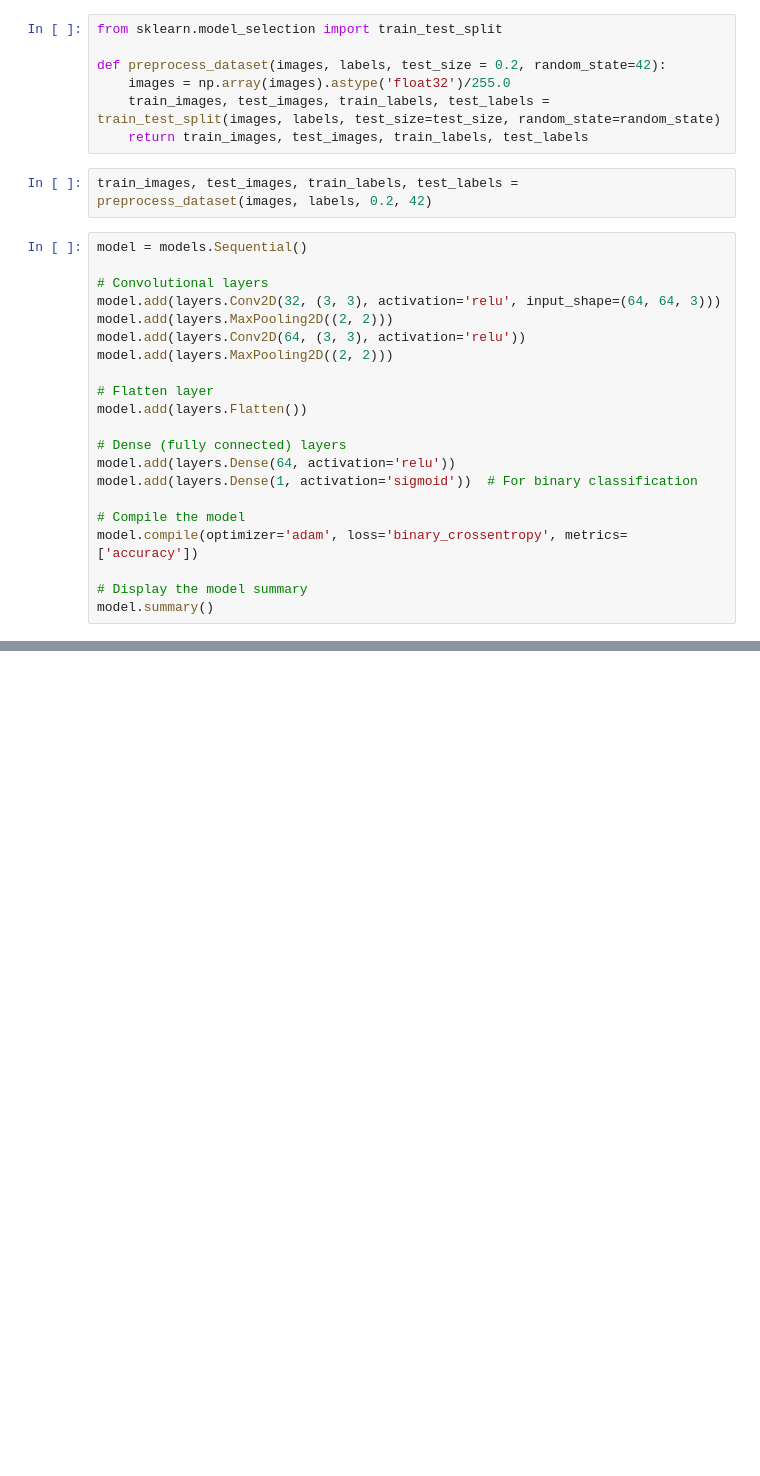
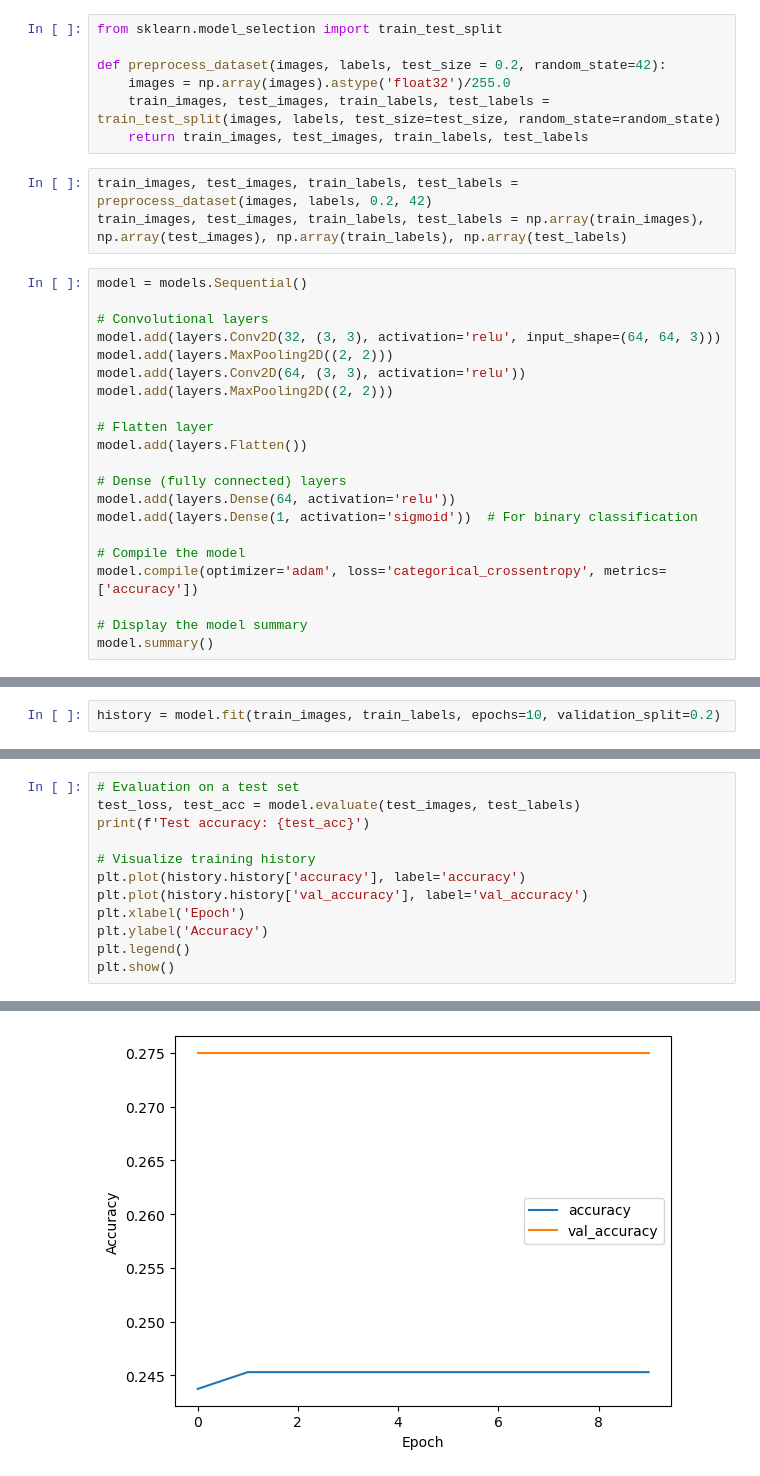
Before and after one commit to kevin-luo123/starter-project, a Jupyter notebook: image classifier.ipynb, the cells around one changed output, grey strips where cells are left out. Saved outputs shown, nothing was run; the diff lists cells and outputs as text; blank space fills up the shorter version.

```diff
--- a/image classifier.ipynb
+++ b/image classifier.ipynb
@@ -78,6 +78,7 @@ def preprocess_dataset(images, labels, test_size = 0.2, random_state=42):
     return train_images, test_images, train_labels, test_labels
 # %%
 train_images, test_images, train_labels, test_labels = preprocess_dataset(images, labels, 0.2, 42)
+train_images, test_images, train_labels, test_labels = np.array(train_images), np.array(test_images), np.array(train_labels), np.array(test_labels)
 # %%
 model = models.Sequential()
 
@@ -95,7 +96,7 @@ model.add(layers.Dense(64, activation='relu'))
 model.add(layers.Dense(1, activation='sigmoid'))  # For binary classification
 
 # Compile the model
-model.compile(optimizer='adam', loss='binary_crossentropy', metrics=['accuracy'])
+model.compile(optimizer='adam', loss='categorical_crossentropy', metrics=['accuracy'])
 
 # Display the model summary
 model.summary()
@@ -117,3 +118,5 @@ Total params: 822337 (3.14 MB)
 Trainable params: 822337 (3.14 MB)
 Non-trainable params: 0 (0.00 Byte)
 _________________________________________________________________
+# %%
+history = model.fit(train_images, train_labels, epochs=10, validation_split=0.2)
@@ -119,0 +144,13 @@ _________________________________________________________________
+# %%
+# Evaluation on a test set
+test_loss, test_acc = model.evaluate(test_images, test_labels)
+print(f'Test accuracy: {test_acc}')
+
+# Visualize training history
+plt.plot(history.history['accuracy'], label='accuracy')
+plt.plot(history.history['val_accuracy'], label='val_accuracy')
+plt.xlabel('Epoch')
+plt.ylabel('Accuracy')
+plt.legend()
+plt.show()
+# %% [output]
@@ -119,0 +159 @@ _________________________________________________________________
+[figure, added]
```
Also changed, not shown: parts of 3 cells of this notebook.
